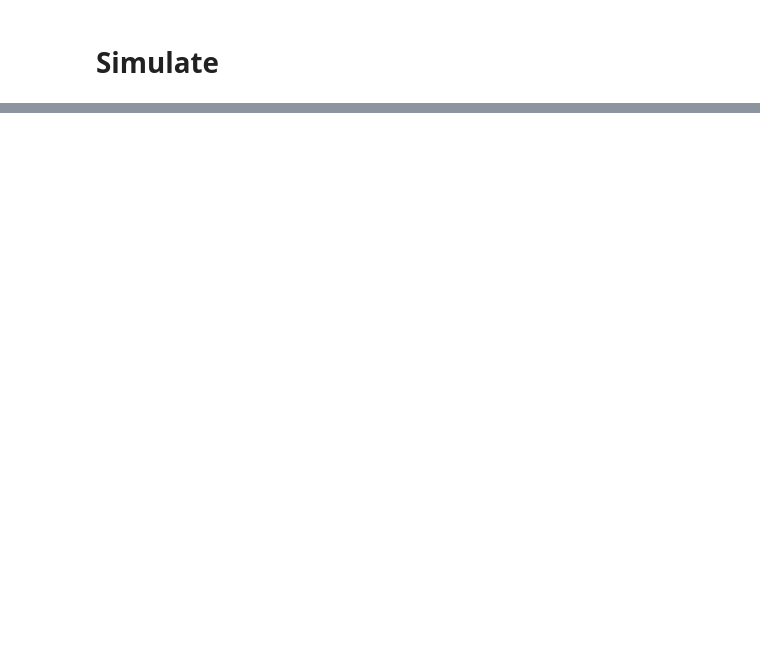
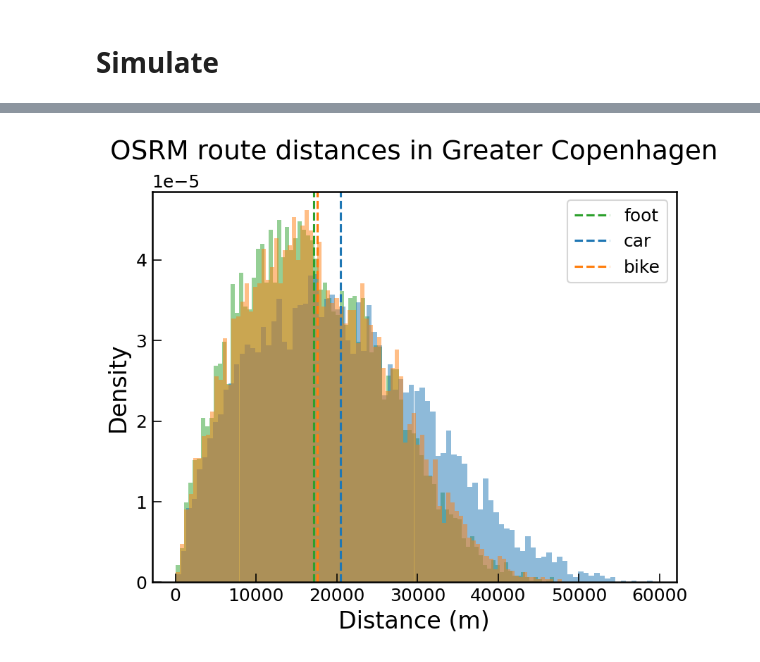
Before and after one commit to LassePSH/DualGraphDirCon, a Jupyter notebook: osrm_route.ipynb, the cells around one changed output, grey strips where cells are left out. Saved outputs shown, nothing was run; the diff lists cells and outputs as text; code cells hidden in the pictures; blank space fills up the shorter version.

```diff
--- a/osrm_route.ipynb
+++ b/osrm_route.ipynb
@@ -273,0 +366,37 @@ plt.show()
+# %%
+distance_car, distance_foot, distance_bike = [], [], []
+
+for _ in tqdm(range(10_000)):
+    res = run_once_distance(_)
+    if res is None:
+        continue
+    else:
+        ds_car, ds_foot, ds_bike = res
+        distance_car.append(ds_car)
+        distance_foot.append(ds_foot)
+        distance_bike.append(ds_bike)
+# %%
+import numpy as np
+import matplotlib.pyplot as plt
+
+c_foot = "tab:green"
+c_car  = "tab:blue"
+c_bike = "tab:orange"
+
+plt.axvline(np.mean(distance_foot), color=c_foot, linestyle="--")
+plt.axvline(np.mean(distance_car),  color=c_car,  linestyle="--")
+plt.axvline(np.mean(distance_bike), color=c_bike, linestyle="--")
+
+plt.hist(distance_foot, density=True, alpha=0.5, bins=90, color=c_foot)
+plt.hist(distance_car,  density=True, alpha=0.5, bins=90, color=c_car)
+plt.hist(distance_bike, density=True, alpha=0.5, bins=90, color=c_bike)
+
+plt.xlabel("Distance (m)")
+plt.ylabel("Density")
+plt.title("OSRM route distances in Greater Copenhagen")
+plt.legend([
+    "foot", "car", "bike"
+])
+plt.show()
+# %% [output]
+[figure, added]
```
Also changed, not shown: parts of 13 cells of this notebook, 4 other files.
